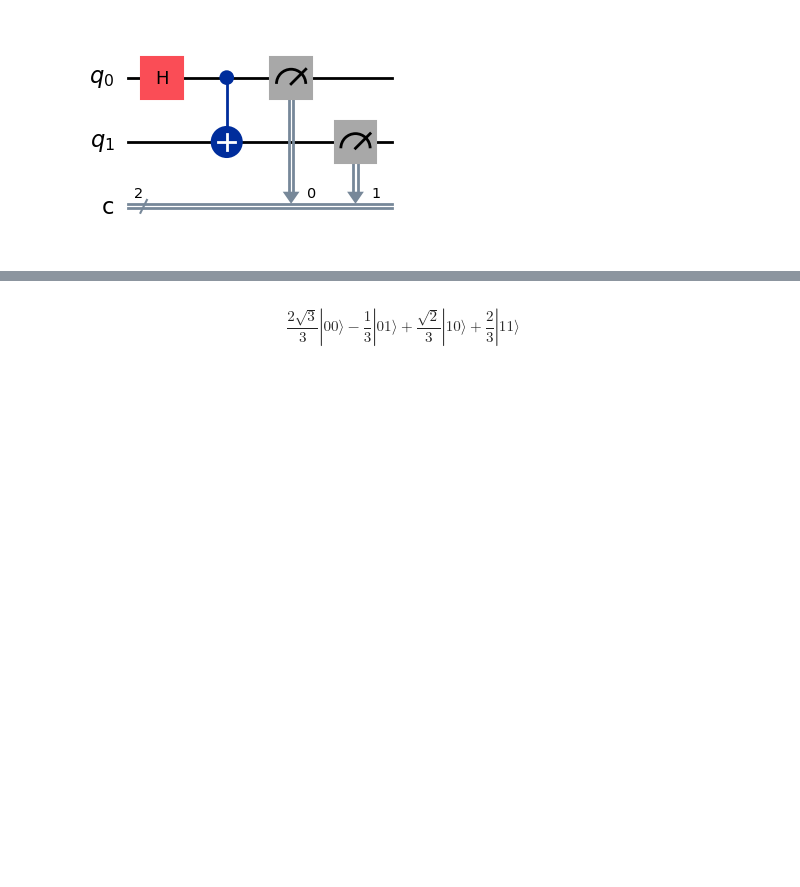
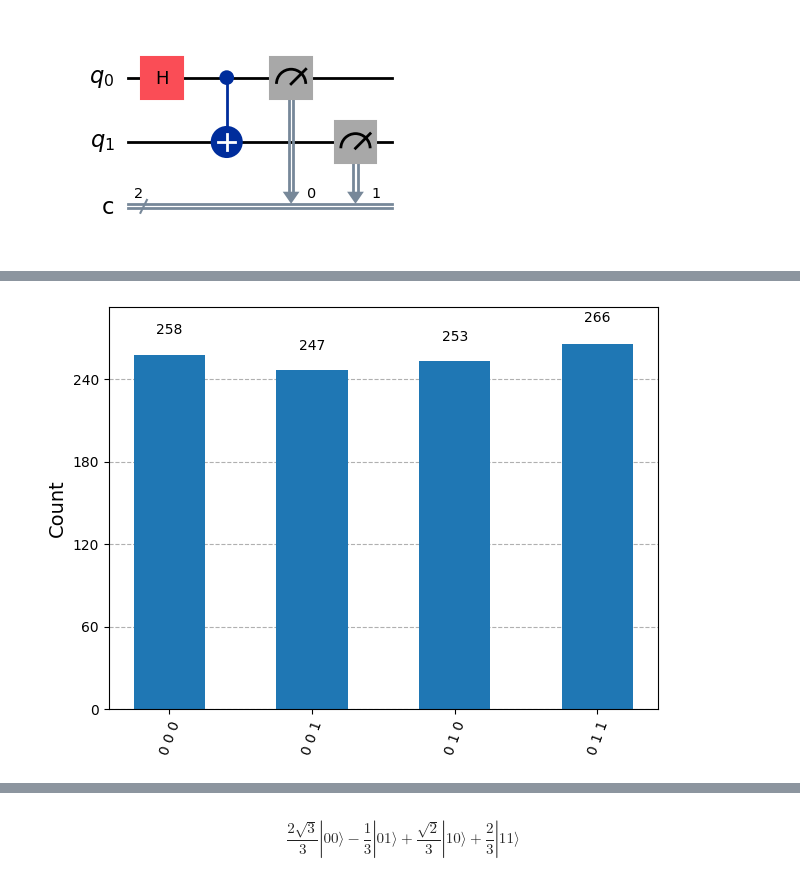
Before and after one commit to EvaaVos/Quantum_Computing_Course, a Jupyter notebook: Qiskit/Unit1_BasicQInformation.ipynb, the cells around one changed output, grey strips where cells are left out. Saved outputs shown, nothing was run; the diff lists cells and outputs as text; code cells hidden in the pictures; blank space fills up the shorter version.

```diff
--- a/Qiskit/Unit1_BasicQInformation.ipynb
+++ b/Qiskit/Unit1_BasicQInformation.ipynb
@@ -306,0 +347,8 @@ display(plot_histogram(statistics))
+# %%
+result = AerSimulator().run(teleportation).result()
+statistics = result.get_counts()
+display(plot_histogram(statistics))
+
+## We can see that Q is always 0 (the first qubit)
+# %% [output]
+[figure, added]
```
Also changed, not shown: parts of 18 cells of this notebook.
